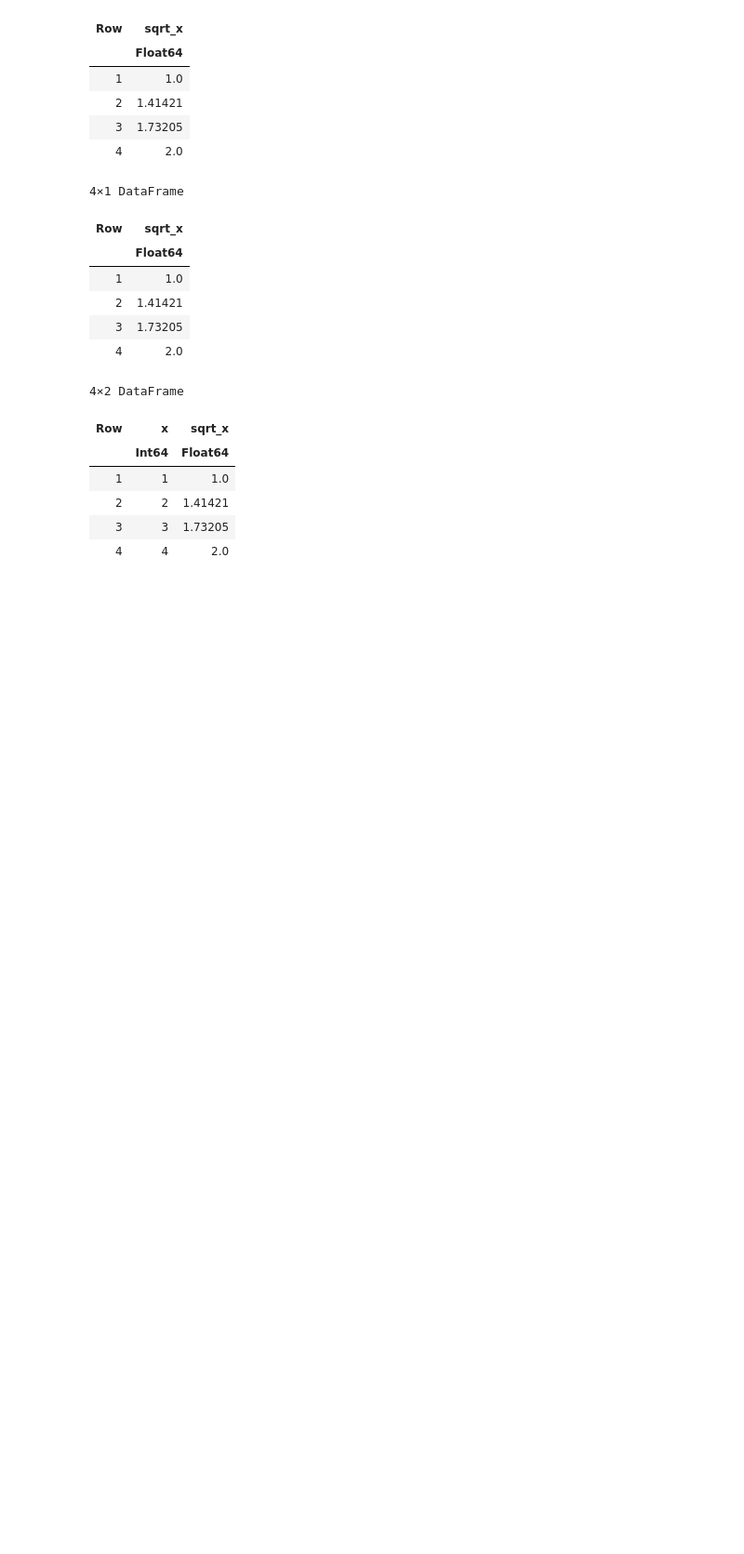
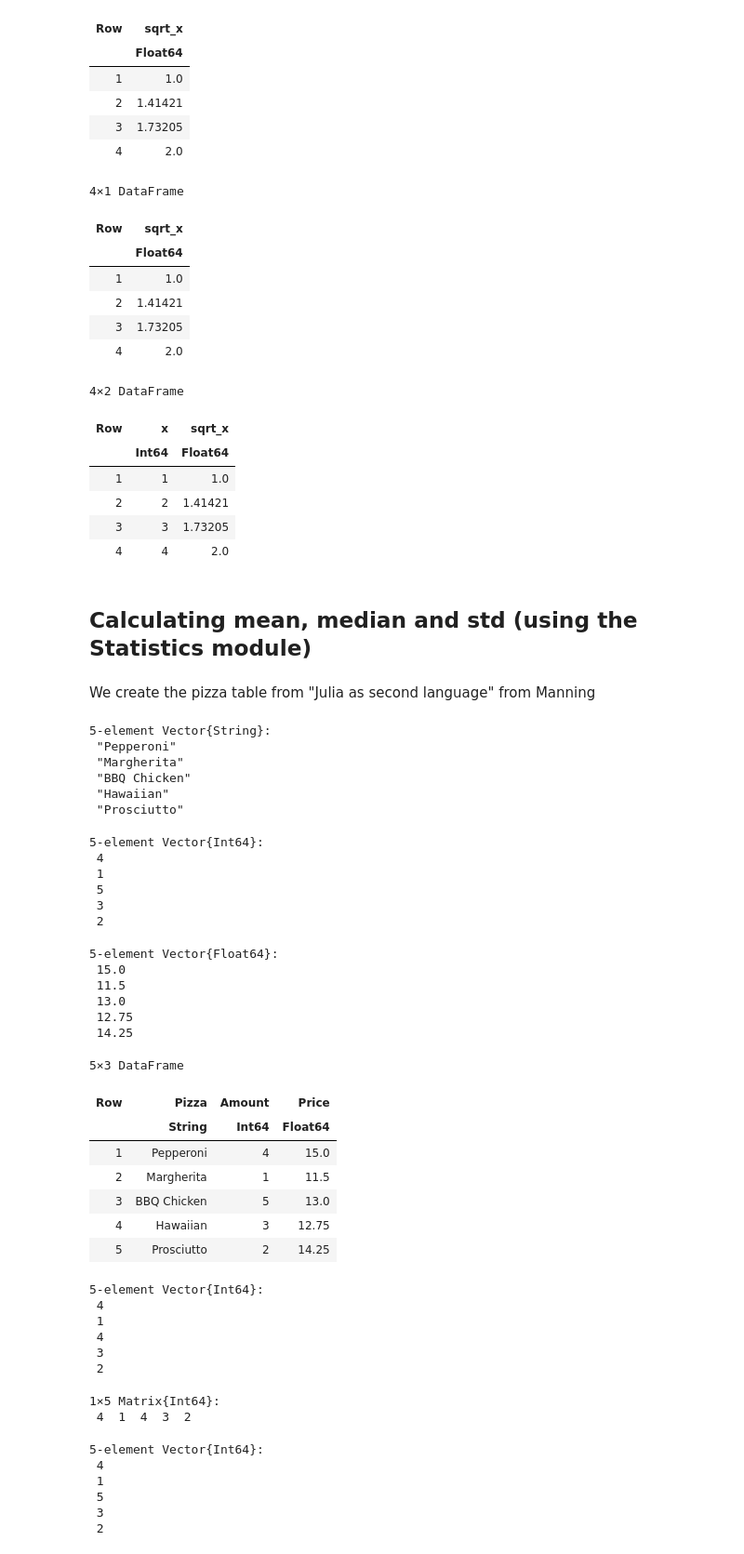
Before and after one commit to chlazaris/Julia_for_DS, a Jupyter notebook: Julia_for_DS.ipynb, the cells around one changed output. Shown at 93% size. Drawn from its saved outputs; the diff is of its cells as text; code cells hidden in the pictures; blank space fills up the shorter version.

Commit message:
Added notes on statistics and on initializing arrays-Introduction on how to work with strings

```diff
--- a/Julia_for_DS.ipynb
+++ b/Julia_for_DS.ipynb
@@ -1650,3 +1651,68 @@ df1 |>
 | 2 | 2 | 1.41421 |
 | 3 | 3 | 1.73205 |
 | 4 | 4 | 2.0 |
+# %% [markdown]
+## Calculating mean, median and std (using the Statistics module)
+# %% [markdown]
+We create the pizza table from "Julia as second language" from Manning
+# %%
+pizza = ["Pepperoni", "Margherita", "BBQ Chicken", "Hawaiian", "Prosciutto"]
+# %% [output]
+5-element Vector{String}:
+ "Pepperoni"
+ "Margherita"
+ "BBQ Chicken"
+ "Hawaiian"
+ "Prosciutto"
+# %%
+amounts = [4, 1, 5, 3, 2]
+# %% [output]
+5-element Vector{Int64}:
+ 4
+ 1
+ 5
+ 3
+ 2
+# %%
+prices = [15.0, 11.5, 13.0, 12.75, 14.25]
+# %% [output]
+5-element Vector{Float64}:
+ 15.0
+ 11.5
+ 13.0
+ 12.75
+ 14.25
+# %%
+pizza_df = DataFrame(Pizza = pizza, Amount = amounts, Price = prices)
+# %% [output]
+5×3 DataFrame
+| Row | Pizza | Amount | Price |
+|  | String | Int64 | Float64 |
+| 1 | Pepperoni | 4 | 15.0 |
+| 2 | Margherita | 1 | 11.5 |
+| 3 | BBQ Chicken | 5 | 13.0 |
+| 4 | Hawaiian | 3 | 12.75 |
+| 5 | Prosciutto | 2 | 14.25 |
+# %%
+column_vector = [4, 1, 4, 3, 2]
+# %% [output]
+5-element Vector{Int64}:
+ 4
+ 1
+ 4
+ 3
+ 2
+# %%
+row_vector = [4 1 4 3 2]
+# %% [output]
+1×5 Matrix{Int64}:
+ 4  1  4  3  2
+# %%
+amounts = [4, 1, 5, 3, 2]
+# %% [output]
+5-element Vector{Int64}:
+ 4
+ 1
+ 5
+ 3
+ 2
```
Also changed, not shown: parts of 39 cells of this notebook.
